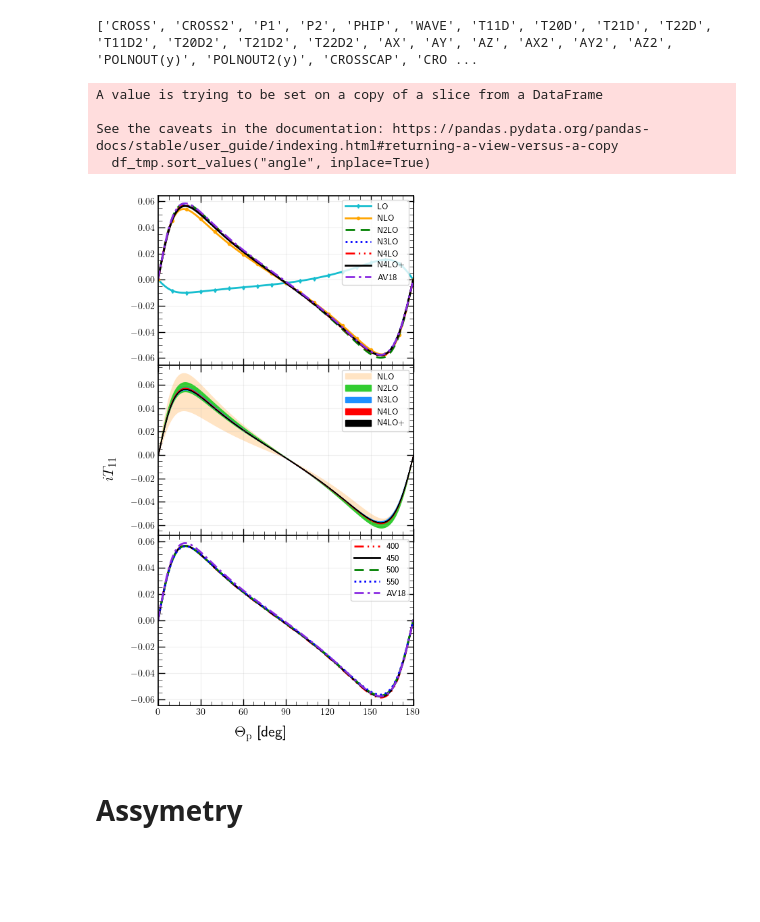
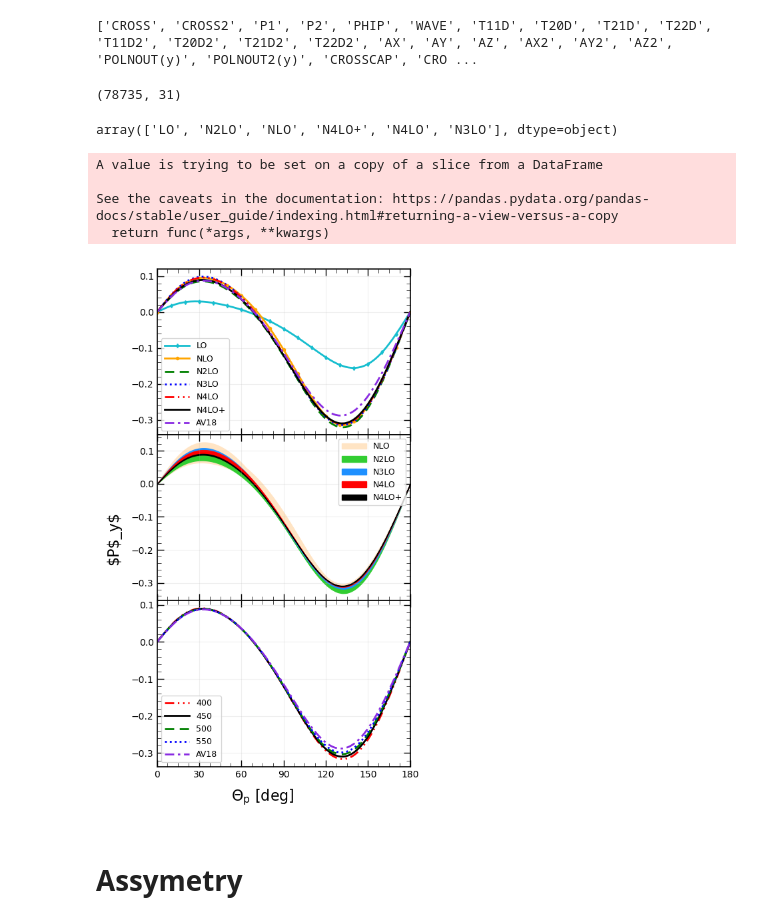
Before and after one commit to VitaliiUr/thesis, a Jupyter notebook: PlotData/figures_De.ipynb, the cells around one changed output. Cells and saved outputs as stored; diff of their text form; code cells hidden in the pictures; blank space fills up the shorter version.

```diff
--- a/PlotData/figures_De.ipynb
+++ b/PlotData/figures_De.ipynb
@@ -25,7 +25,8 @@ mpl.rcParams['mathtext.bf'] = 'DejaVu Sans:bold'
 plt.rcParams["font.family"] = "sans-serif"
 plt.rcParams["font.sans-serif"] = "DejaVu Sans"
 
-plt.rc('text', usetex=True)
+# plt.rc('text', usetex=True)
+plt.rc('text', usetex=False)
 plt.rcParams['axes.linewidth'] = 1.2
 mpl.rcParams['lines.linewidth'] = 2
 
@@ -824,8 +825,8 @@ def make_fig(obs, energy, cutoff, df, exp=None, wave="SIEGERT", ylabel=None, sav
         #     ax.legend(fontsize=9, handlelength=3, loc="best")
         ax.legend(fontsize=9, handlelength=3, loc="best")
 
-        ax.xaxis.set_minor_locator(AutoMinorLocator())
-        ax.yaxis.set_minor_locator(AutoMinorLocator())
+        ax.xaxis.set_minor_locator(mpl.ticker.AutoMinorLocator())
+        ax.yaxis.set_minor_locator(mpl.ticker.AutoMinorLocator())
         ax.tick_params(which='minor', direction='in', length=4,
                     width=0.5, top=True, right=True)
         ax.tick_params(which='major', direction='in',
@@ -843,17 +844,27 @@ def make_fig(obs, energy, cutoff, df, exp=None, wave="SIEGERT", ylabel=None, sav
 print(OBSERVABLES)
 # %% [output]
 ['CROSS', 'CROSS2', 'P1', 'P2', 'PHIP', 'WAVE', 'T11D', 'T20D', 'T21D', 'T22D', 'T11D2', 'T20D2', 'T21D2', 'T22D2', 'AX', 'AY', 'AZ', 'AX2', 'AY2', 'AZ2', 'POLNOUT(y)', 'POLNOUT2(y)', 'CROSSCAP', 'CRO ...
+# %%
+df_my.shape
+# %% [output]
+(78735, 31)
+# %%
+df_my[(df_my.CUTOFF == 450) &
+   (df_my.Energy == 30) &
+   (df_my.WAVE == "SIEGERT")].FORCE.unique()
+# %% [output]
+array(['LO', 'N2LO', 'NLO', 'N4LO+', 'N4LO', 'N3LO'], dtype=object)
 # %%
 # for en in [100, 120]:
 #     ax, fig = make_fig("AX2", en, 450, df_my, save=True, ylabel="$\Sigma_\gamma$")
-ax, fig = make_fig("T11D2", 30, 450, df_my, save=True,
-                   ylabel="$iT_{11}$")
+ax, fig = make_fig("POLNOUT2(y)", 100, 450, df_my, save=False,
+                   ylabel="$P$_y$")
 # %% [output]
 A value is trying to be set on a copy of a slice from a DataFrame
 
 See the caveats in the documentation: https://pandas.pydata.org/pandas-docs/stable/user_guide/indexing.html#returning-a-view-versus-a-copy
-  df_tmp.sort_values("angle", inplace=True)
+  return func(*args, **kwargs)
-[figure, old version]
+[figure, new version]
 # %% [markdown]
 # Assymetry
 # %%
```
Also changed, not shown: 11 other files.
